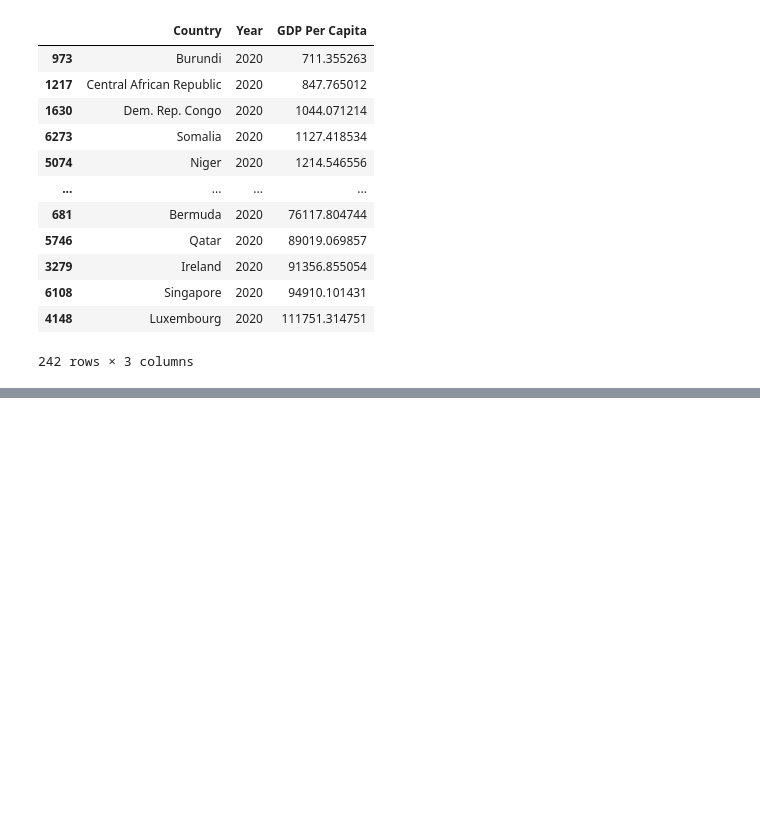
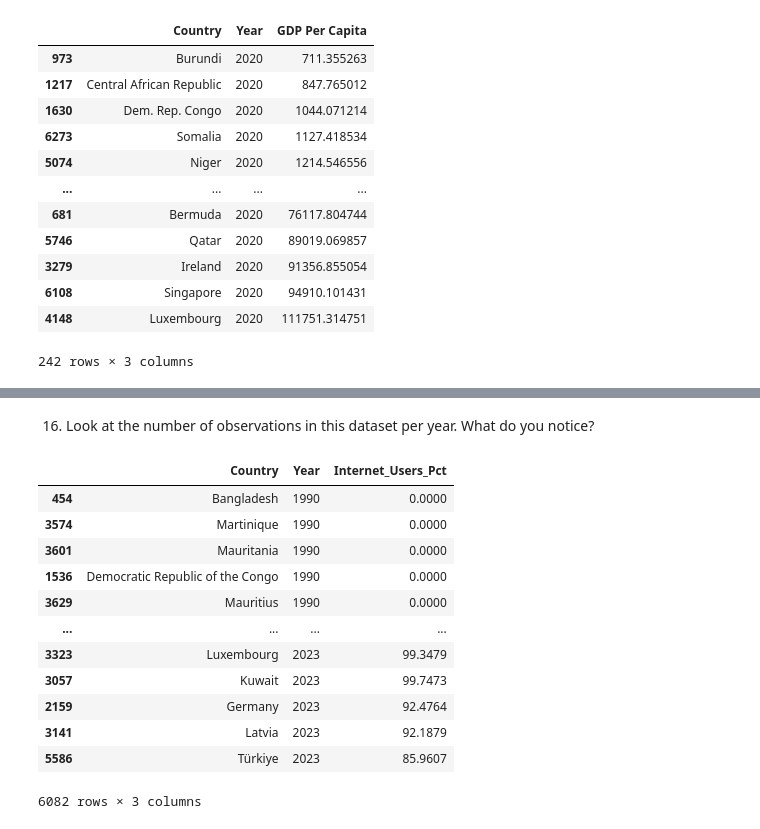
Before and after one commit to NSS-Data-Analytics-Cohort-12/un-python-Ranae0213, a Jupyter notebook: notebooks/UN.ipynb, the cells around one changed output, grey strips where cells are left out. Cells and saved outputs as stored; diff of their text form; code cells hidden in the pictures; blank space fills up the shorter version.

```diff
--- a/notebooks/UN.ipynb
+++ b/notebooks/UN.ipynb
@@ -326,0 +334,18 @@ high_2020.sort_values(by=['GDP Per Capita'])
+# %% [markdown]
+16. Look at the number of observations in this dataset per year. What do you notice?
+# %%
+internet_df.sort_values(by=['Year'])
+# %% [output]
+|  | Country | Year | Internet_Users_Pct |
+| 454 | Bangladesh | 1990 | 0.0000 |
+| 3574 | Martinique | 1990 | 0.0000 |
+| 3601 | Mauritania | 1990 | 0.0000 |
+| 1536 | Democratic Republic of the Congo | 1990 | 0.0000 |
+| 3629 | Mauritius | 1990 | 0.0000 |
+| ... | ... | ... | ... |
+| 3323 | Luxembourg | 2023 | 99.3479 |
+| 3057 | Kuwait | 2023 | 99.7473 |
+| 2159 | Germany | 2023 | 92.4764 |
+| 3141 | Latvia | 2023 | 92.1879 |
+| 5586 | Türkiye | 2023 | 85.9607 |
+6082 rows × 3 columns
```
Also changed, not shown: parts of 16 cells of this notebook.
